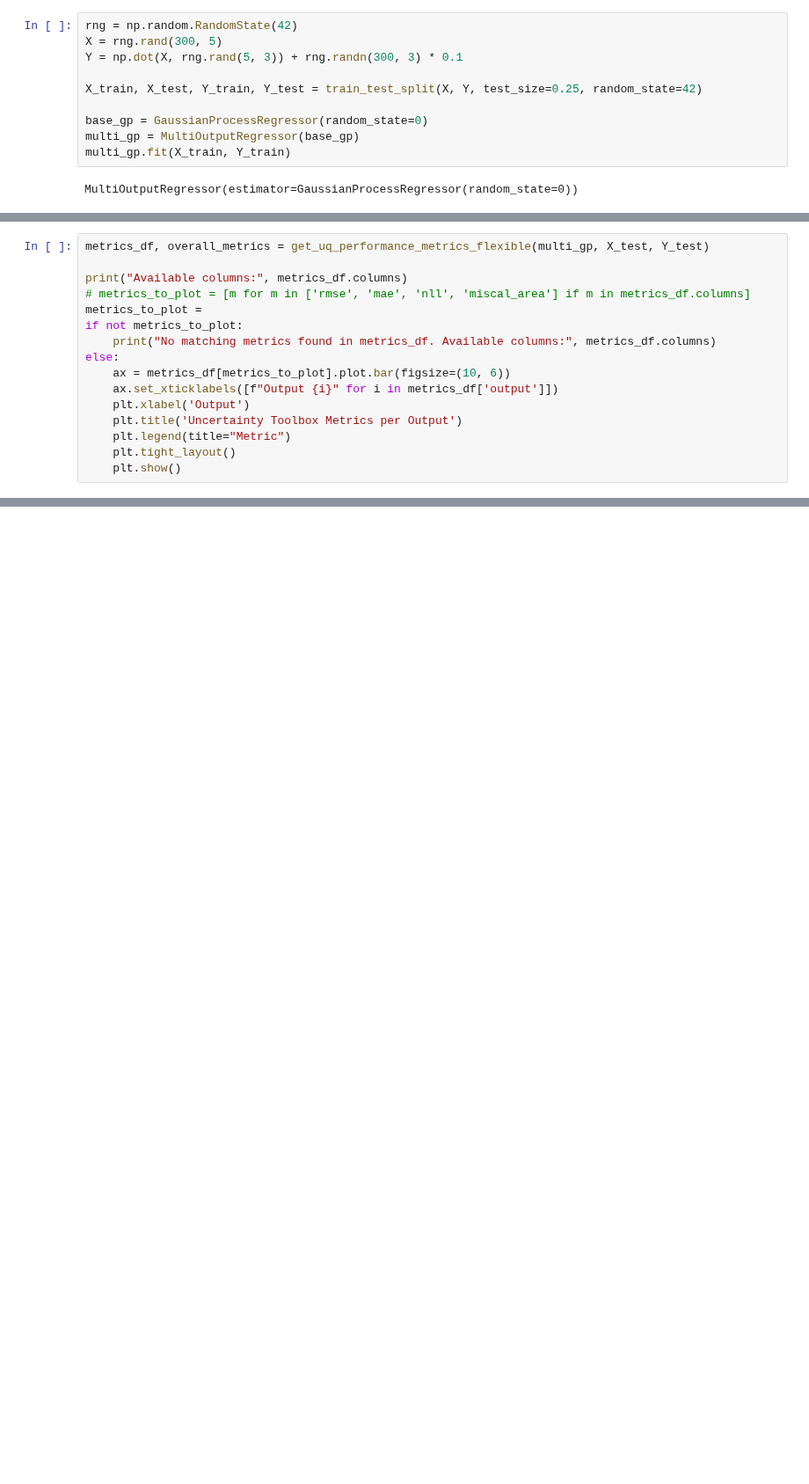
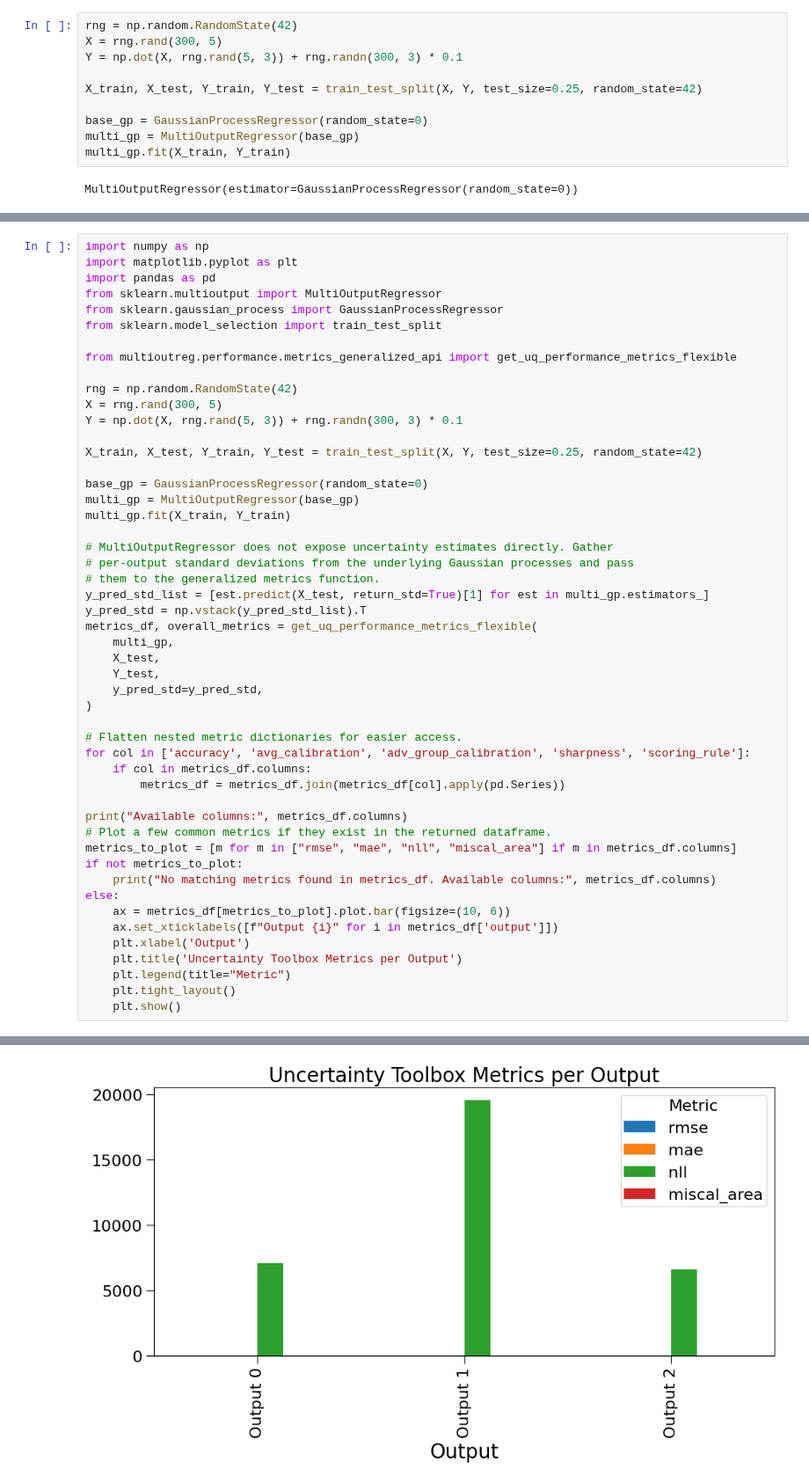
Before and after one commit to takotime808/multioutreg, a Jupyter notebook: examples/uq_metrics_demo.ipynb, the cells around one changed output, grey strips where cells are left out. Shown at 88% size. Saved outputs shown, nothing was run; the diff lists cells and outputs as text; blank space fills up the shorter version.

Commit message:
add example plotting notebooks

```diff
--- a/examples/uq_metrics_demo.ipynb
+++ b/examples/uq_metrics_demo.ipynb
@@ -55,9 +52,43 @@ MultiOutputRegressor(estimator=GaussianProcessRegressor(random_state=0))
 # %%
-metrics_df, overall_metrics = get_uq_performance_metrics_flexible(multi_gp, X_test, Y_test)
+import numpy as np
+import matplotlib.pyplot as plt
+import pandas as pd
+from sklearn.multioutput import MultiOutputRegressor
+from sklearn.gaussian_process import GaussianProcessRegressor
+from sklearn.model_selection import train_test_split
+
+from multioutreg.performance.metrics_generalized_api import get_uq_performance_metrics_flexible
+
+rng = np.random.RandomState(42)
+X = rng.rand(300, 5)
+Y = np.dot(X, rng.rand(5, 3)) + rng.randn(300, 3) * 0.1
+
+X_train, X_test, Y_train, Y_test = train_test_split(X, Y, test_size=0.25, random_state=42)
+
+base_gp = GaussianProcessRegressor(random_state=0)
+multi_gp = MultiOutputRegressor(base_gp)
+multi_gp.fit(X_train, Y_train)
+
+# MultiOutputRegressor does not expose uncertainty estimates directly. Gather
+# per-output standard deviations from the underlying Gaussian processes and pass
+# them to the generalized metrics function.
+y_pred_std_list = [est.predict(X_test, return_std=True)[1] for est in multi_gp.estimators_]
+y_pred_std = np.vstack(y_pred_std_list).T
+metrics_df, overall_metrics = get_uq_performance_metrics_flexible(
+    multi_gp,
+    X_test,
+    Y_test,
+    y_pred_std=y_pred_std,
+)
+
+# Flatten nested metric dictionaries for easier access.
+for col in ['accuracy', 'avg_calibration', 'adv_group_calibration', 'sharpness', 'scoring_rule']:
+    if col in metrics_df.columns:
+        metrics_df = metrics_df.join(metrics_df[col].apply(pd.Series))
 
 print("Available columns:", metrics_df.columns)
-# metrics_to_plot = [m for m in ['rmse', 'mae', 'nll', 'miscal_area'] if m in metrics_df.columns]
-metrics_to_plot =
+# Plot a few common metrics if they exist in the returned dataframe.
+metrics_to_plot = [m for m in ["rmse", "mae", "nll", "miscal_area"] if m in metrics_df.columns]
 if not metrics_to_plot:
     print("No matching metrics found in metrics_df. Available columns:", metrics_df.columns)
 else:
@@ -68,3 +99,4 @@ else:
     plt.legend(title="Metric")
     plt.tight_layout()
     plt.show()
+# %% [output]
@@ -71 +184,2 @@ else:
+[figure, added]
 # %% [markdown]
```
Also changed, not shown: parts of 10 cells of this notebook, 5 other files.
